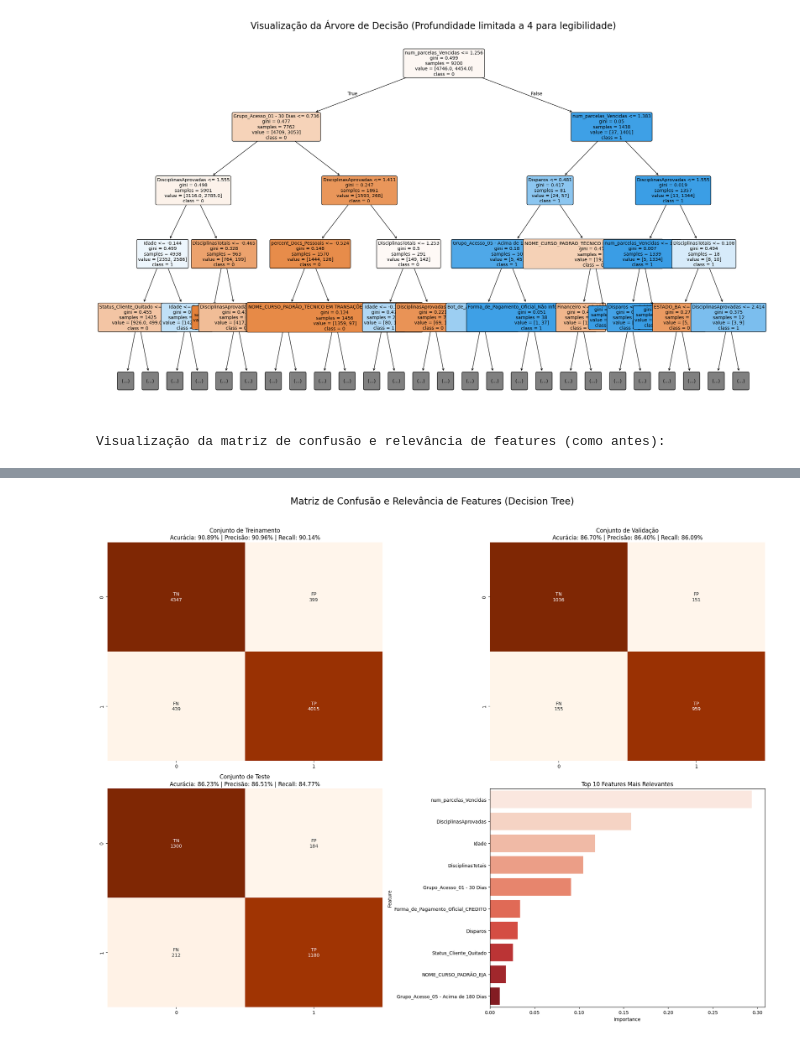
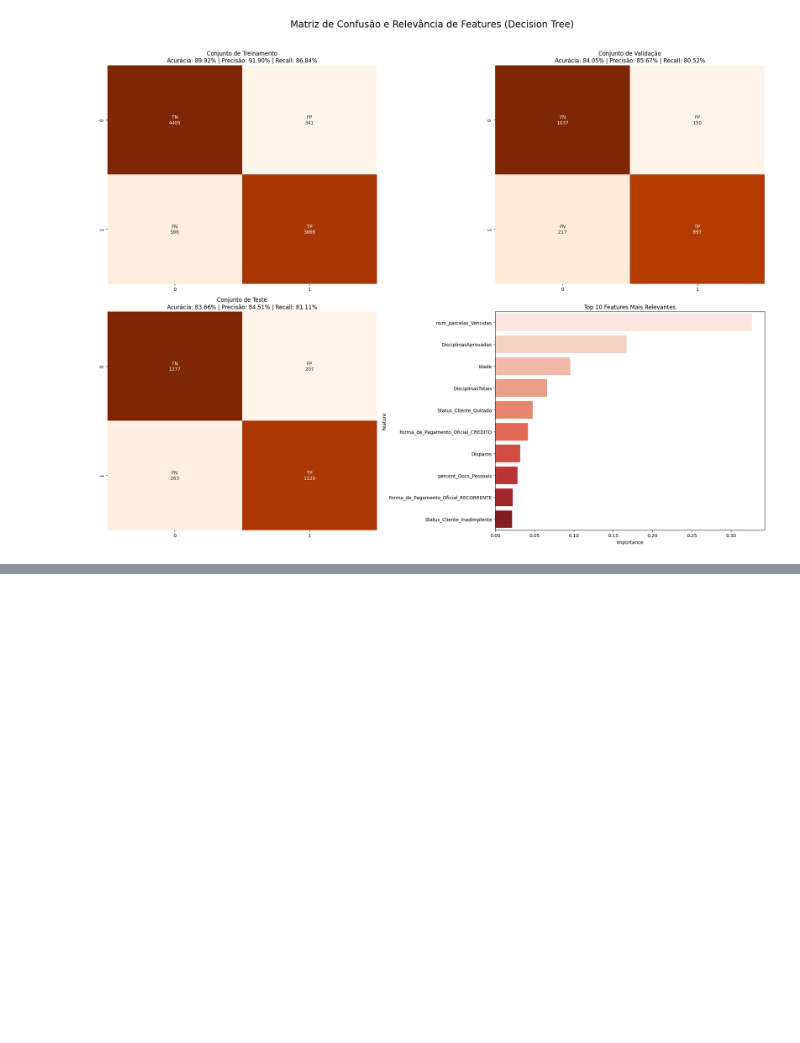
Before and after one commit to Arthur-Marques-IA/FMF_Churn-PAD, a Jupyter notebook: models/models.ipynb, the cells around one changed output, grey strips where cells are left out. Saved outputs shown, nothing was run; the diff lists cells and outputs as text; code cells hidden in the pictures; blank space fills up the shorter version.

Commit message:
Adição da visualização de probabiliades nos modelos

```diff
--- a/models/models.ipynb
+++ b/models/models.ipynb
@@ -305,70 +444,32 @@ Passing `palette` without assigning `hue` is deprecated and will be removed in v
 # %%
-import pandas as pd
-import numpy as np
-import seaborn as sns
-import matplotlib.pyplot as plt
-from sklearn.preprocessing import StandardScaler
-from sklearn.tree import DecisionTreeClassifier, plot_tree # Importa a função plot_tree
-from sklearn.metrics import confusion_matrix
-
-# Supondo que os dados X_train, y_train, X_val, y_val, X_test, y_test já existem
-# Descomente as linhas abaixo se precisar gerar dados de exemplo:
-# from sklearn.model_selection import train_test_split
-# from sklearn.datasets import make_classification
-# X, y = make_classification(n_samples=1000, n_features=20, n_informative=10, n_redundant=5, random_state=42)
-# X = pd.DataFrame(X, columns=[f'Feature_{i}' for i in range(20)])
-# X_train, X_test, y_train, y_test = train_test_split(X, y, test_size=0.2, random_state=42)
-# X_train, X_val, y_train, y_val = train_test_split(X_train, y_train, test_size=0.25, random_state=42)
-
-# --- Dimensionamento de Features (Feature Scaling) ---
-scaler = StandardScaler()
-# Garantir que X_train seja um DataFrame para obter os nomes das colunas
-X_train_df = pd.DataFrame(X_train, columns=getattr(X_train, 'columns', [f'Feature_{i}' for i in range(X_train.shape[1])]))
-
-X_train_scaled = scaler.fit_transform(X_train_df)
-X_val_scaled = scaler.transform(X_val)
-X_test_scaled = scaler.transform(X_test)
-
 # --- Treinamento do Modelo (Decision Tree) ---
 dt_model = DecisionTreeClassifier(max_depth=10, random_state=42)
-dt_model.fit(X_train_scaled, y_train)
+dt_model.fit(X_train, y_train)
 
-# --- Visualização da Árvore de Decisão ---
-print("Gerando a visualização da Árvore de Decisão...")
+# --- Previsões e Probabilidades ---
+y_train_pred = dt_model.predict(X_train)
+y_val_pred = dt_model.predict(X_val)
+y_test_pred = dt_model.predict(X_test)
+y_test_prob = dt_model.predict_proba(X_test)
 
-# Define os nomes das features e das classes para a visualização
-feature_names = X_train_df.columns.tolist()
-class_names = [str(c) for c in np.unique(y_train)] # Nomes das classes (ex: ['0', '1'])
 
-# Cria uma figura grande para acomodar a árvore
-plt.figure(figsize=(25, 15))
+# --- Tabela de Probabilidades (Amostra Aleatória) ---
+dt_predictions_df = pd.DataFrame({
+    'Real': y_test.values,
+    'Previsto': y_test_pred,
+    'Prob_Nao_Churn (0)': y_test_prob[:, 0],
+    'Prob_Churn (1)': y_test_prob[:, 1]
+}, index=getattr(y_test, 'index', range(len(y_test))))
 
-# Plota a árvore de decisão
-plot_tree(
-    dt_model,
-    feature_names=feature_names,
-    class_names=class_names,
-    filled=True,  # Colore os nós para indicar a classe majoritária
-    rounded=True, # Usa caixas de nós arredondadas
-    fontsize=10,  # Tamanho da fonte
-    max_depth=4   # Limita a profundidade da visualização para ser mais legível
-)
+print("--- 10 Amostras Aleatórias de Previsões (Decision Tree) ---")
+random_10_dt_samples_df = dt_predictions_df.sample(10, random_state=42)
+print(random_10_dt_samples_df.to_markdown(index=False))
 
-# Adiciona um título e exibe o gráfico
-plt.title("Visualização da Árvore de Decisão (Profundidade limitada a 4 para legibilidade)", fontsize=20)
-plt.show()
-
-print("\nVisualização da matriz de confusão e relevância de features (como antes):")
-
-# O código para as matrizes de confusão e relevância das features permanece o mesmo
-# --- Criar a Imagem Consolidada ---
+# --- Criar a Imagem Consolidada (Matrizes de Confusão e Feature Importance) ---
+print("\nGerando a visualização da matriz de confusão e relevância de features...")
 fig, axes = plt.subplots(2, 2, figsize=(20, 16))
 fig.suptitle('Matriz de Confusão e Relevância de Features (Decision Tree)', fontsize=20, y=0.98)
 axes = axes.ravel()
-
-y_train_pred = dt_model.predict(X_train_scaled)
-y_val_pred = dt_model.predict(X_val_scaled)
-y_test_pred = dt_model.predict(X_test_scaled)
 
 # --- Função de Plotagem para uma Única Matriz ---
 def plot_single_confusion_matrix(ax, y_true, y_pred, title):
@@ -378,7 +479,7 @@ def plot_single_confusion_matrix(ax, y_true, y_pred, title):
         ax.set_title(title)
         return
     tn, fp, fn, tp = cm.ravel()
-    accuracy = (tp + tn) / (tp + tn + fp + fn)
+    accuracy = (tp + tn) / (tp + tn + fp + fn) if (tp + tn + fp + fn) > 0 else 0
     precision = tp / (tp + fp) if (tp + fp) > 0 else 0
     recall = tp / (tp + fn) if (tp + fn) > 0 else 0
     labels = np.array([[f'TN\n{tn}', f'FP\n{fp}'], [f'FN\n{fn}', f'TP\n{tp}']])
@@ -408,2 +526 @@ Gerando a visualização da Árvore de Decisão...
-[figure, old version]
+[figure, new version]
-Visualização da matriz de confusão e relevância de features (como antes):
@@ -413 +526,0 @@ Passing `palette` without assigning `hue` is deprecated and will be removed in v
-[figure, removed]
```
Also changed, not shown: parts of 21 cells of this notebook, 2 other files.
